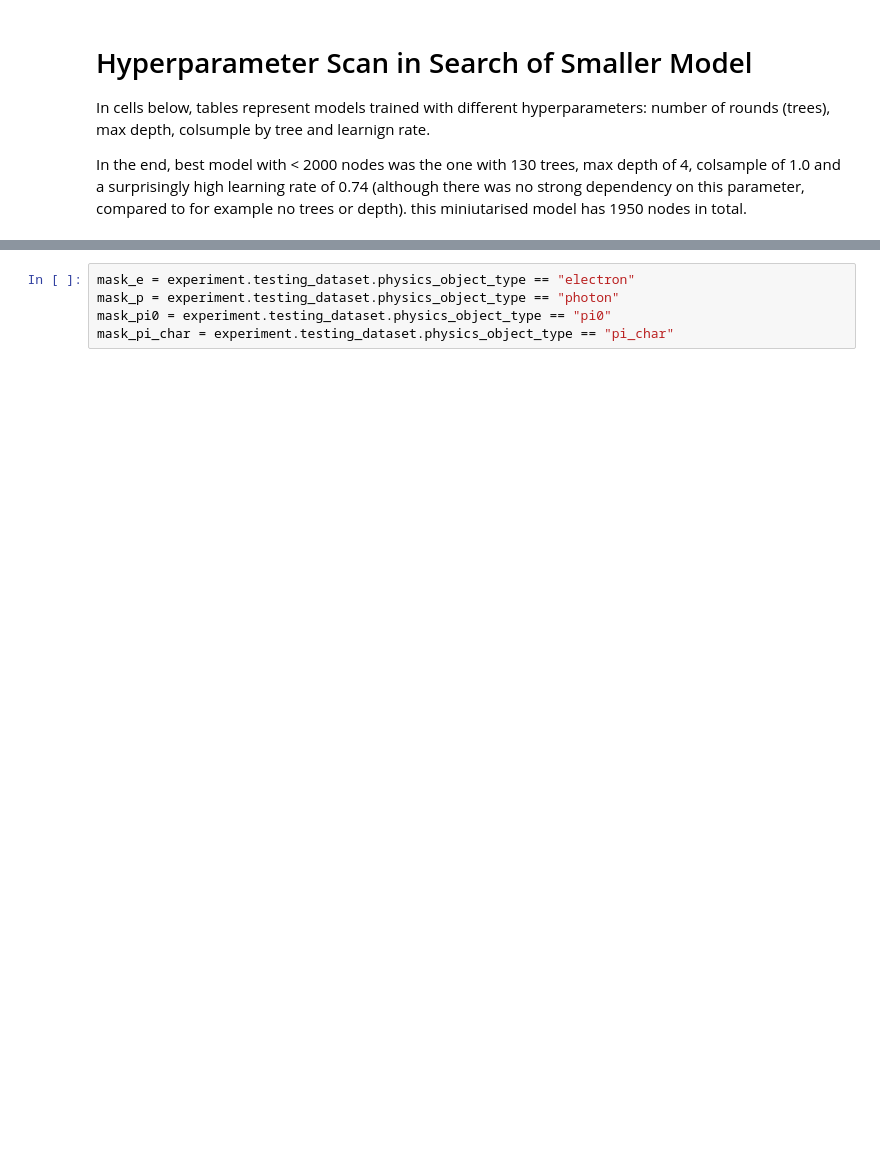
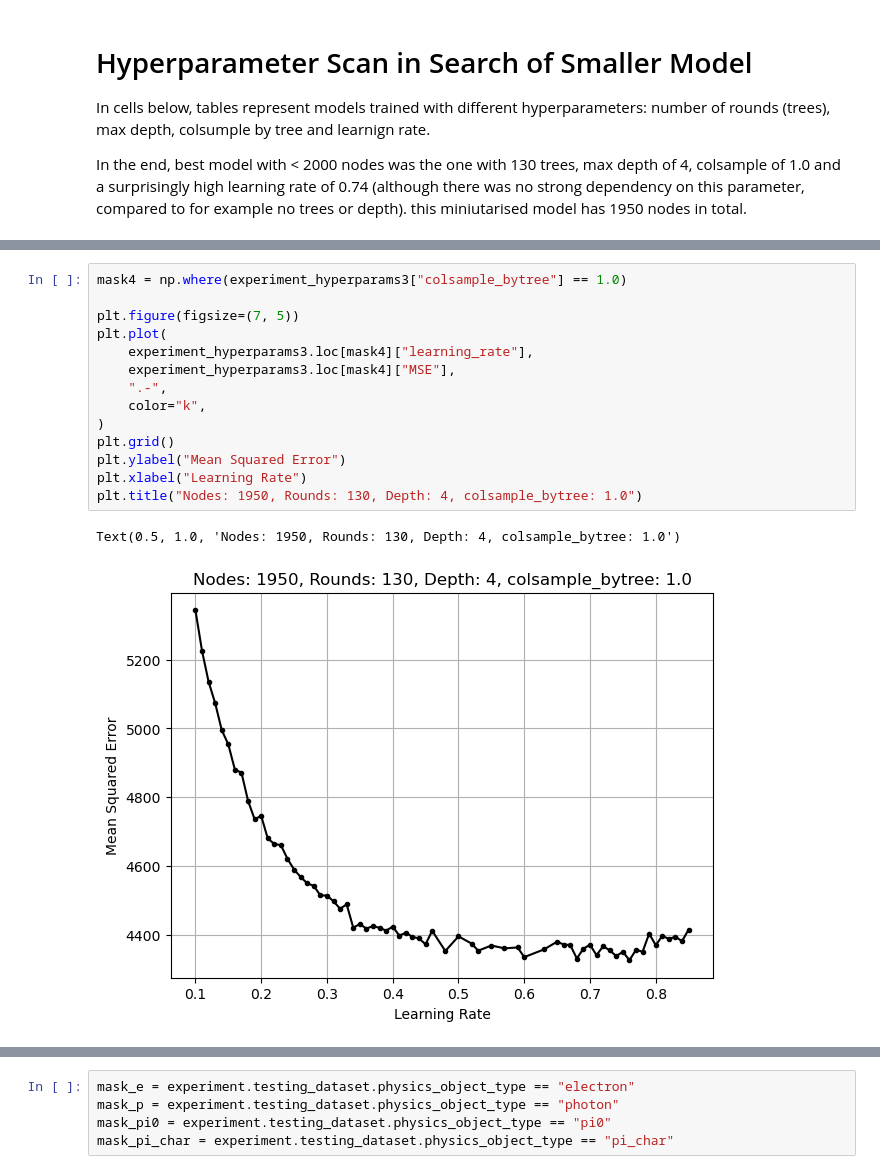
Before and after one commit to p-mucha/ML-for-ATLAS-Hardware-Trigger-at-HL-LHC-in-HH-4b, a Jupyter notebook: notebooks/10.0-pm-downsizing.ipynb, the cells around one changed output, grey strips where cells are left out. Saved outputs shown, nothing was run; the diff lists cells and outputs as text; blank space fills up the shorter version.

```diff
--- a/notebooks/10.0-pm-downsizing.ipynb
+++ b/notebooks/10.0-pm-downsizing.ipynb
@@ -384,3 +561,20 @@ INFO: Trained XGBoost model; mean squared error: 4487.59805627871
+# %%
+mask4 = np.where(experiment_hyperparams3["colsample_bytree"] == 1.0)
+
+plt.figure(figsize=(7, 5))
+plt.plot(
+    experiment_hyperparams3.loc[mask4]["learning_rate"],
+    experiment_hyperparams3.loc[mask4]["MSE"],
+    ".-",
+    color="k",
+)
+plt.grid()
+plt.ylabel("Mean Squared Error")
+plt.xlabel("Learning Rate")
+plt.title("Nodes: 1950, Rounds: 130, Depth: 4, colsample_bytree: 1.0")
+# %% [output]
+Text(0.5, 1.0, 'Nodes: 1950, Rounds: 130, Depth: 4, colsample_bytree: 1.0')
+[figure, added]
 # %%
 max_depth_range = [4, 5]
 learning_rate_range = [0.74]
```
Also changed, not shown: parts of 41 cells of this notebook, 15 other files.
